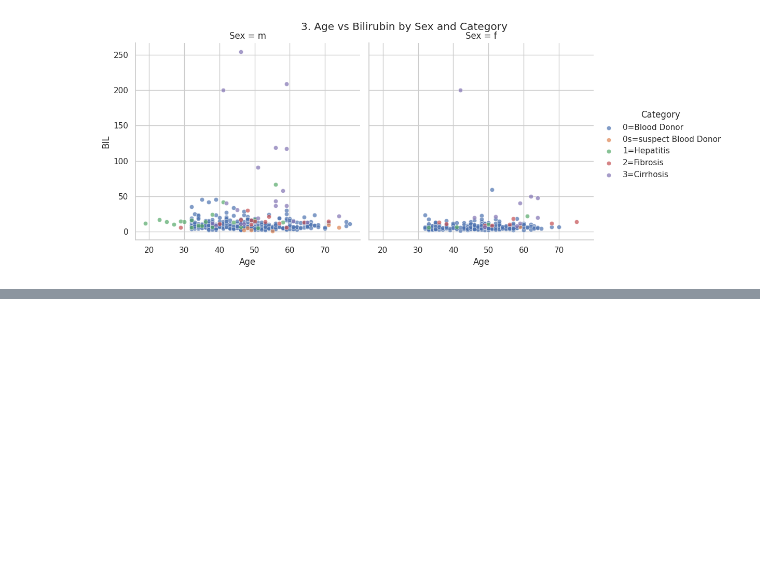
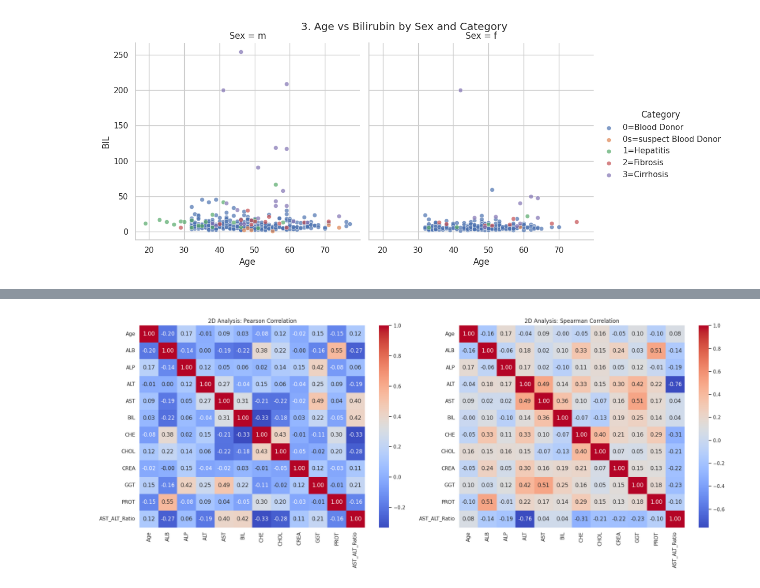
Before and after one commit to Rahulkumar20023/Rahul-Kumar-23BDS0135-, a Jupyter notebook: 23BDS0135.ipynb, the cells around one changed output, grey strips where cells are left out. Saved outputs shown, nothing was run; the diff lists cells and outputs as text; code cells hidden in the pictures; blank space fills up the shorter version.

```diff
--- a/23BDS0135.ipynb
+++ b/23BDS0135.ipynb
@@ -248,0 +262,24 @@ plt.show()
+# %%
+# 1D Statistical Analysis - Descriptive statistics table (mean, median, mode, std, var, skew, kurtosis, range)
+from scipy import stats
+
+numeric_cols = df.select_dtypes(include=[np.number]).columns.tolist()
+for c in ['Sex_Encoded', 'Category_Encoded']:
+    if c in numeric_cols:
+        numeric_cols.remove(c)
+
+stats_1d = pd.DataFrame({
+    'Mean': df[numeric_cols].mean(),
+    'Median': df[numeric_cols].median(),
+    'Mode': df[numeric_cols].mode().iloc[0],
+    'Std Dev': df[numeric_cols].std(),
+    'Variance': df[numeric_cols].var(),
+    'Skewness': df[numeric_cols].skew(),
+    'Kurtosis': df[numeric_cols].kurt(),
+    'Range': df[numeric_cols].max() - df[numeric_cols].min(),
+    'Min': df[numeric_cols].min(),
+    'Max': df[numeric_cols].max()
+}).round(2)
+
+print("--- 1D Descriptive Statistics for Numerical Features ---")
+display(stats_1d)
@@ -248,0 +379,14 @@ plt.show()
+# %%
+# 2D Analysis - Pearson and Spearman correlation matrices
+pearson_corr = df[numeric_cols].corr(method='pearson')
+spearman_corr = df[numeric_cols].corr(method='spearman')
+
+fig, axes = plt.subplots(1, 2, figsize=(20, 8))
+sns.heatmap(pearson_corr, annot=True, cmap='coolwarm', fmt='.2f', ax=axes[0])
+axes[0].set_title('2D Analysis: Pearson Correlation')
+sns.heatmap(spearman_corr, annot=True, cmap='coolwarm', fmt='.2f', ax=axes[1])
+axes[1].set_title('2D Analysis: Spearman Correlation')
+plt.tight_layout()
+plt.show()
+# %% [output]
+[figure, added]
```
Also changed, not shown: parts of 31 cells of this notebook.
